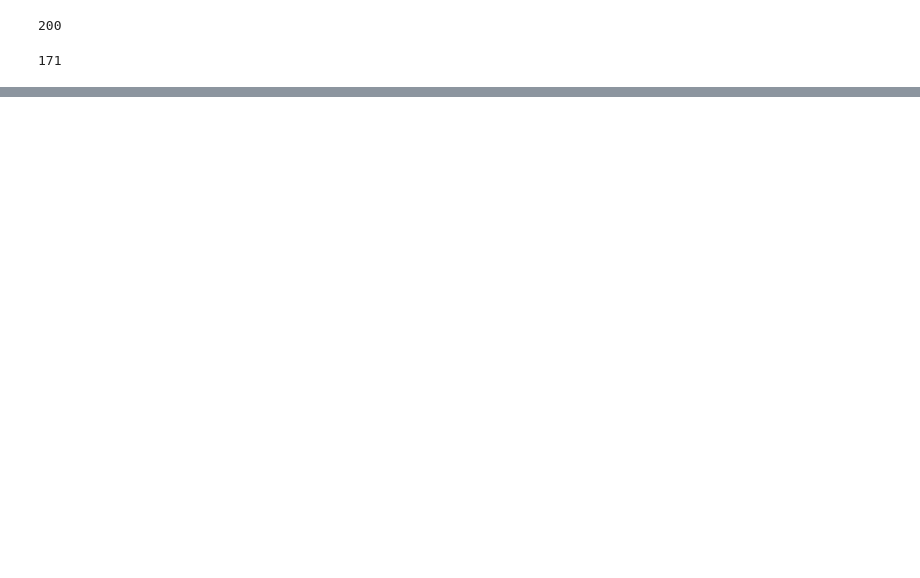
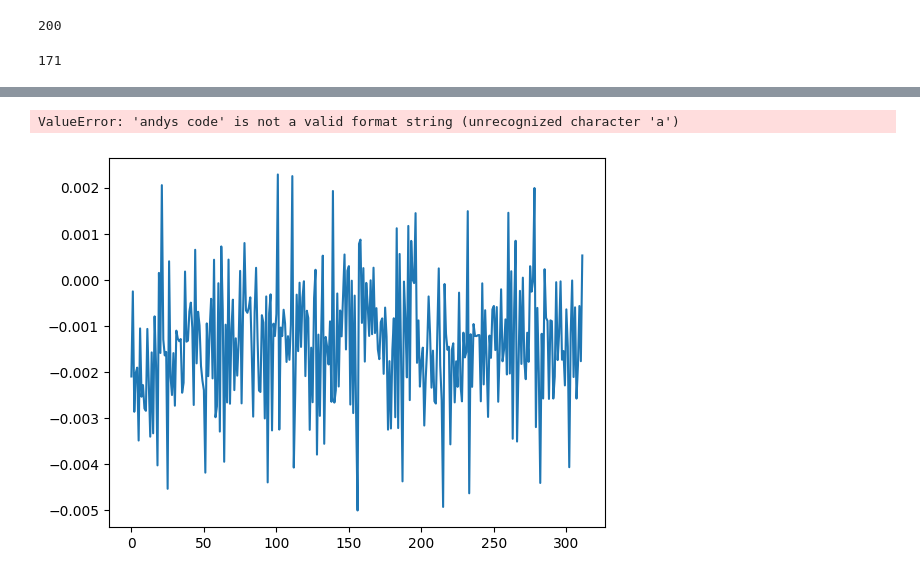
Before and after one commit to AndyBestIsBored/Desktop_Rehab, a Jupyter notebook: Python sensor/Sensor_testing.ipynb, the cells around one changed output, grey strips where cells are left out. Cells and saved outputs as stored; diff of their text form; code cells hidden in the pictures; blank space fills up the shorter version.

```diff
--- a/Python sensor/Sensor_testing.ipynb
+++ b/Python sensor/Sensor_testing.ipynb
@@ -130,0 +127,6 @@ demo_df
+# %%
+plt.plot(demo_df.index,demo_df["Force X (N)"], label="demo")
+plt.plot(range(len(readings_multi)), [sample[0] for sample in readings_multi], "andy's code")
+# %% [output]
+ValueError: 'andys code' is not a valid format string (unrecognized character 'a')
+[figure, added]
```
Also changed, not shown: parts of 3 cells of this notebook, 1 other file.
